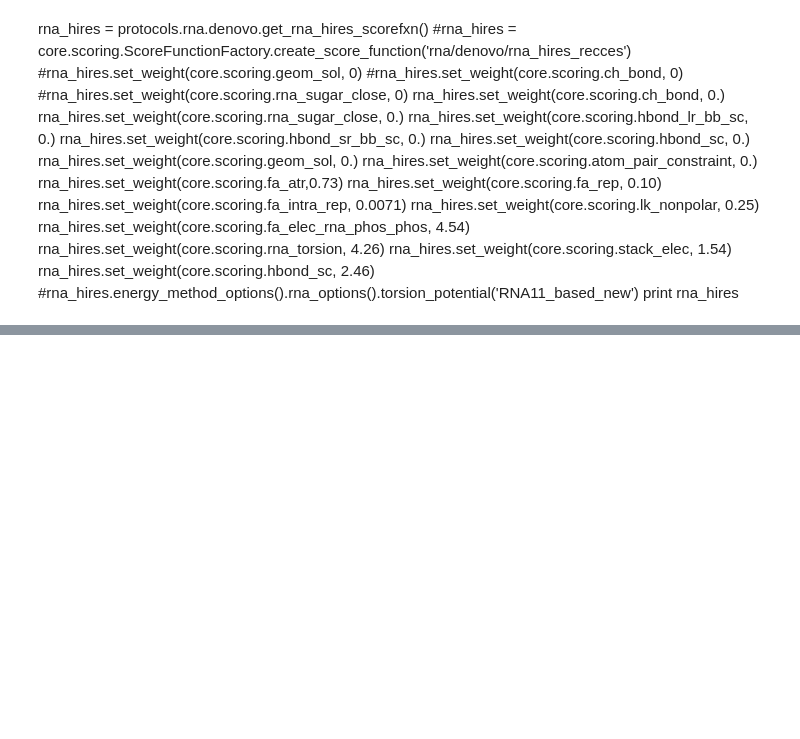
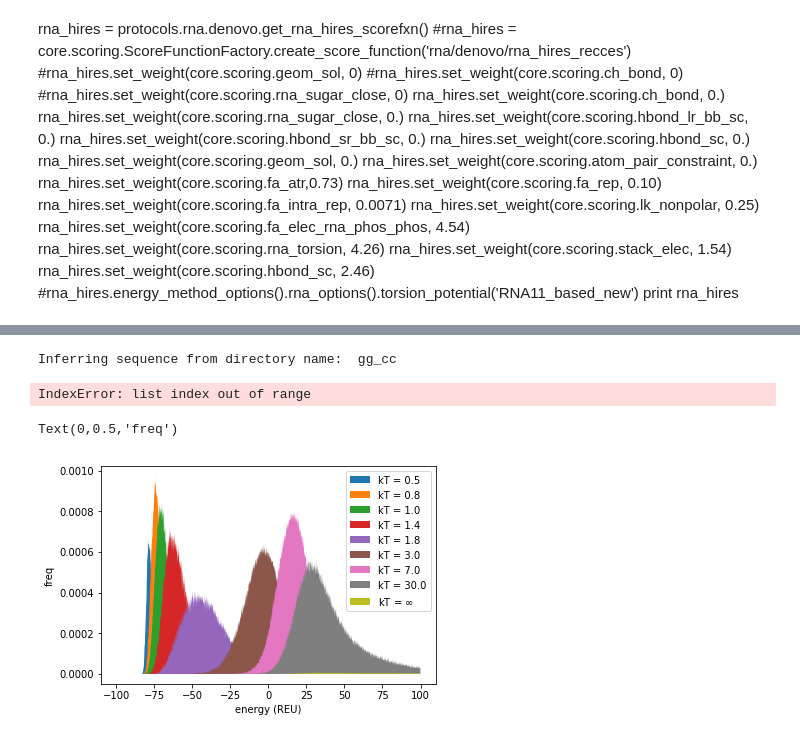
Before and after one commit to maa805/mining-minima, a Jupyter notebook: mining_minima_nucleic_acids.ipynb, the cells around one changed output, grey strips where cells are left out. Drawn from its saved outputs; the diff is of its cells as text; code cells hidden in the pictures; blank space fills up the shorter version.

```diff
--- a/mining_minima_nucleic_acids.ipynb
+++ b/mining_minima_nucleic_acids.ipynb
@@ -807,0 +843,23 @@ NameError: name 'fuck' is not defined
+# %%
+fuck = np.loadtxt('./hist_list.txt')
+sim = SingleHistSimulation('./../recces_rosetta/gg_cc/ST/')
+# %% [output]
+Inferring sequence from directory name:  gg_cc
+IndexError: list index out of range
+# %%
+plt.fill_between(fuck[:,0][:2000], fuck[:,1][:2000]/9000000)
+plt.fill_between(fuck[:,0][:2000], fuck[:,2][:2000]/9000000)
+plt.fill_between(fuck[:,0][:2000], fuck[:,3][:2000]/9000000)
+plt.fill_between(fuck[:,0][:2000], fuck[:,4][:2000]/9000000)
+plt.fill_between(fuck[:,0][:2000], fuck[:,5][:2000]/9000000)
+plt.fill_between(fuck[:,0][:2000], fuck[:,6][:2000]/9000000)
+plt.fill_between(fuck[:,0][:2000], fuck[:,7][:2000]/9000000)
+plt.fill_between(fuck[:,0][:2000], fuck[:,8][:2000]/9000000)
+plt.fill_between(fuck[:,0][:2000], fuck[:,9][:2000]/9000000)
+#plt.plot(hist._dos_scores[:2000], hist._dos[:2000]/np.sum(hist._dos))
+plt.legend(('kT = 0.5', 'kT = 0.8', 'kT = 1.0', 'kT = 1.4', 'kT = 1.8', 'kT = 3.0', 'kT = 7.0', 'kT = 30.0', 'kT = $\infty$'))
+plt.xlabel('energy (REU)')
+plt.ylabel('freq')
+# %% [output]
+Text(0,0.5,'freq')
+[figure, added]
```
Also changed, not shown: parts of 26 cells of this notebook, 12 other files.
